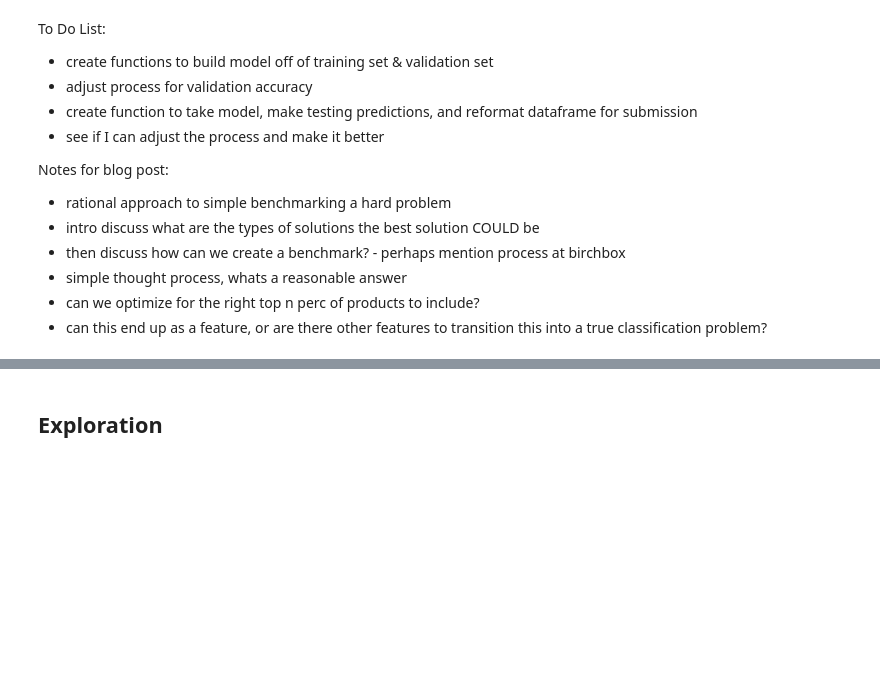
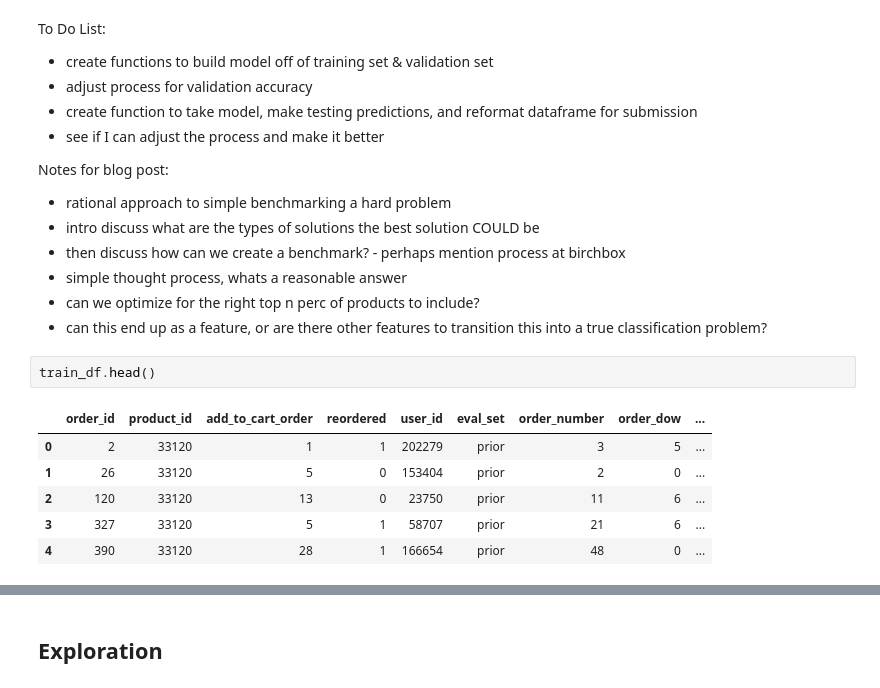
Before and after one commit to matt-negrin/instacart, a Jupyter notebook: scratch.ipynb, the cells around one changed output, grey strips where cells are left out. Cells and saved outputs as stored; diff of their text form; blank space fills up the shorter version.

```diff
--- a/scratch.ipynb
+++ b/scratch.ipynb
@@ -144,4 +141,13 @@ Notes for blog post:
 - simple thought process, whats a reasonable answer
 - can we optimize for the right top n perc of products to include?
 - can this end up as a feature, or are there other features to transition this into a true classification problem?
+# %%
+train_df.head()
+# %% [output]
+|  | order_id | product_id | add_to_cart_order | reordered | user_id | eval_set | order_number | order_dow | ... |
+| 0 | 2 | 33120 | 1 | 1 | 202279 | prior | 3 | 5 | ... |
+| 1 | 26 | 33120 | 5 | 0 | 153404 | prior | 2 | 0 | ... |
+| 2 | 120 | 33120 | 13 | 0 | 23750 | prior | 11 | 6 | ... |
+| 3 | 327 | 33120 | 5 | 1 | 58707 | prior | 21 | 6 | ... |
+| 4 | 390 | 33120 | 28 | 1 | 166654 | prior | 48 | 0 | ... |
 # %%
```
Also changed, not shown: parts of 12 cells of this notebook.
